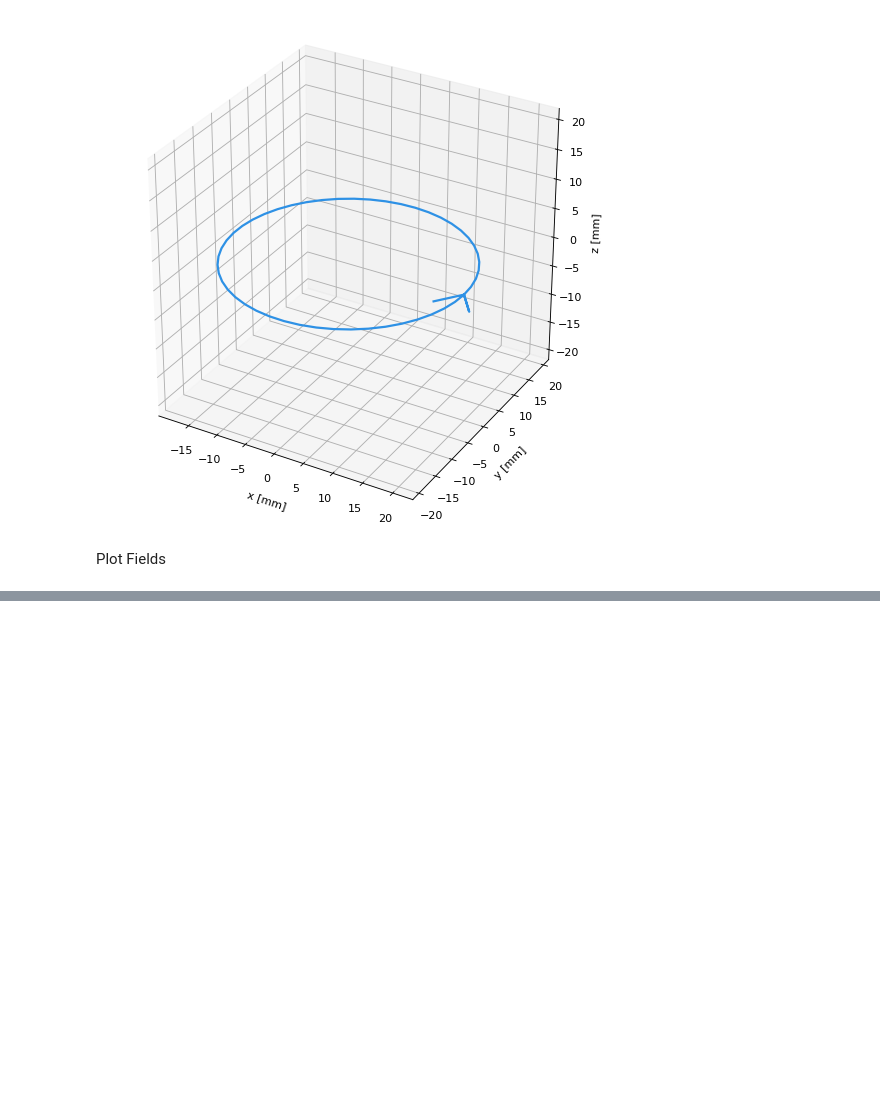
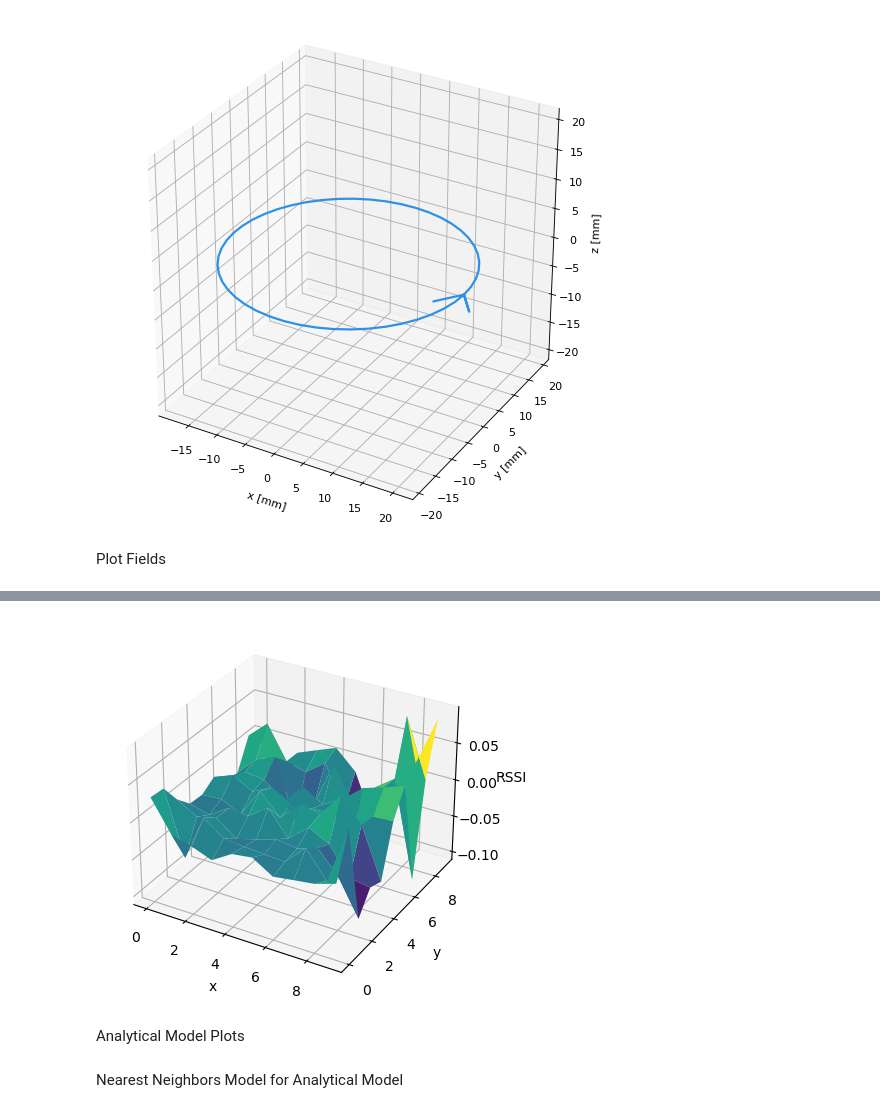
Before and after one commit to ConnectedSystemsLab/NFC, a Jupyter notebook: Localization_Model.ipynb, the cells around one changed output, grey strips where cells are left out. Cells and saved outputs as stored; diff of their text form; code cells hidden in the pictures; blank space fills up the shorter version.

```diff
--- a/Localization_Model.ipynb
+++ b/Localization_Model.ipynb
@@ -205,0 +319,9 @@ HI
+# %%
+Z = np.log10(channel1_mat)+np.log10(channel4_mat)-np.log10(channel2_mat)-np.log10(channel3_mat)
+plot_field(Z)
+# %% [output]
+[figure, added]
+# %% [markdown]
+Analytical Model Plots
+# %% [markdown]
+Nearest Neighbors Model for Analytical Model
```
Also changed, not shown: parts of 13 cells of this notebook.
